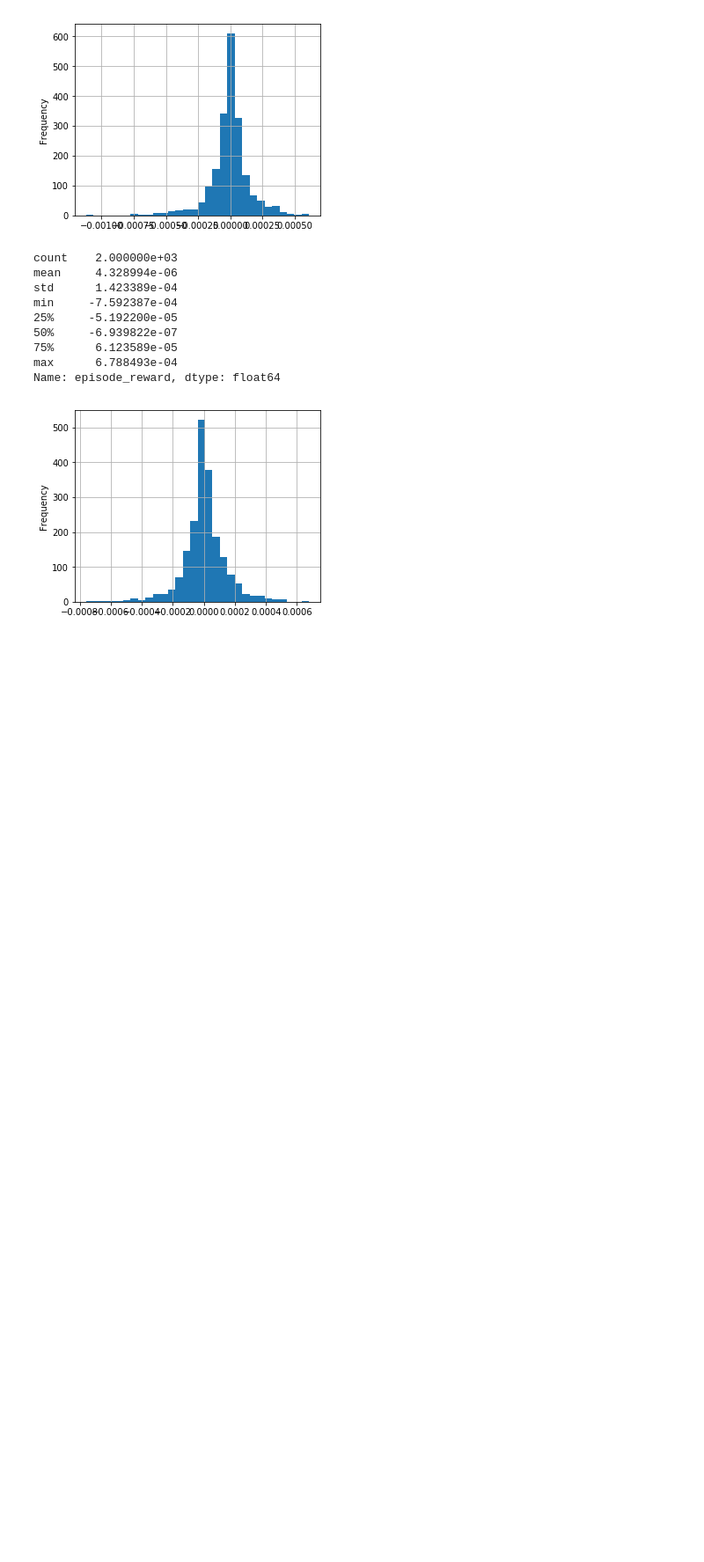
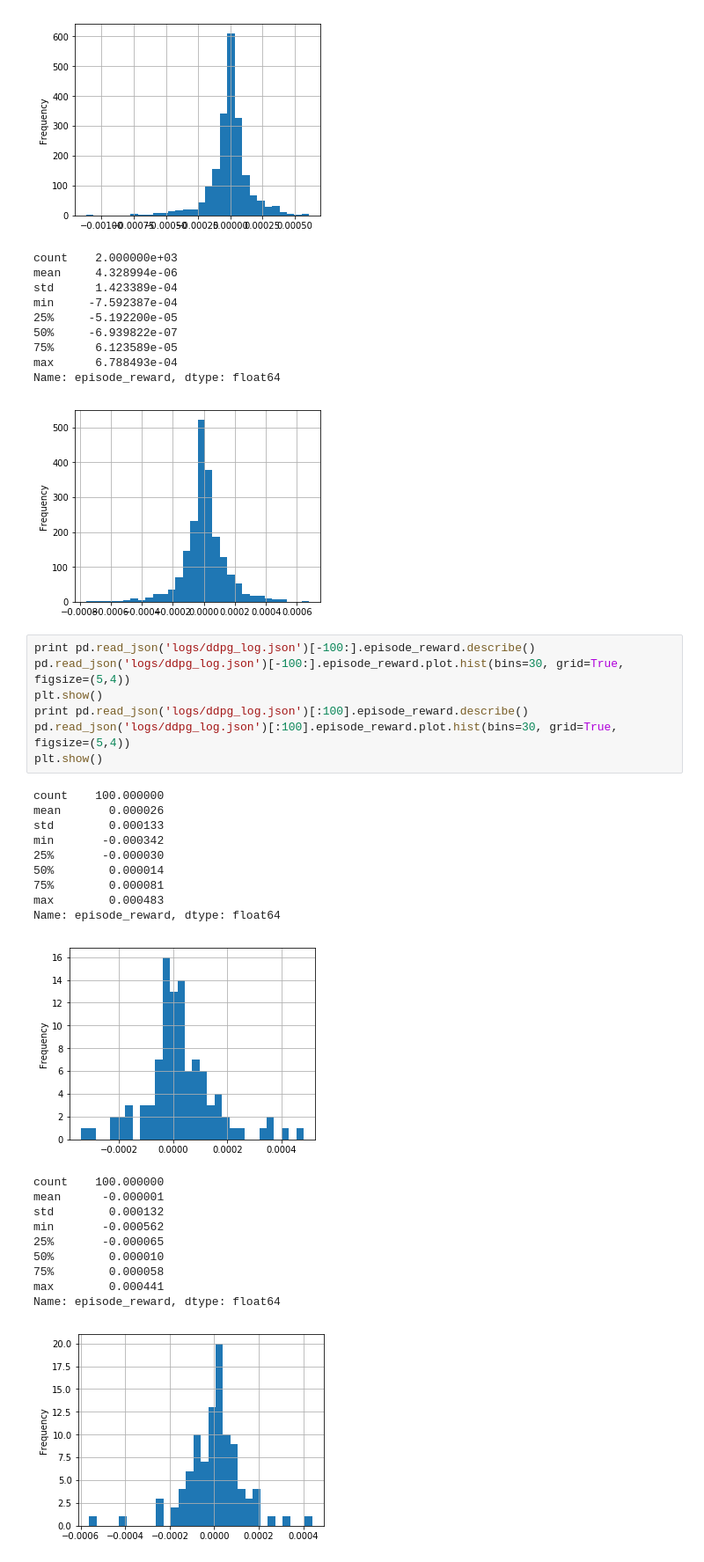
Before and after one commit to khuangaf/CryptocurrencyRL, a Jupyter notebook: plotResult.ipynb, the cells around one changed output. Shown at 88% size. Cells and saved outputs as stored; diff of their text form; blank space fills up the shorter version.

```diff
--- a/plotResult.ipynb
+++ b/plotResult.ipynb
@@ -61,3 +61,31 @@ min     -7.592387e-04
 max      6.788493e-04
 Name: episode_reward, dtype: float64
 [figure]
+# %%
+print pd.read_json('logs/ddpg_log.json')[-100:].episode_reward.describe()
+pd.read_json('logs/ddpg_log.json')[-100:].episode_reward.plot.hist(bins=30, grid=True, figsize=(5,4))
+plt.show()
+print pd.read_json('logs/ddpg_log.json')[:100].episode_reward.describe()
+pd.read_json('logs/ddpg_log.json')[:100].episode_reward.plot.hist(bins=30, grid=True, figsize=(5,4))
+plt.show()
+# %% [output]
+count    100.000000
+mean       0.000026
+std        0.000133
+min       -0.000342
+25%       -0.000030
+50%        0.000014
+75%        0.000081
+max        0.000483
+Name: episode_reward, dtype: float64
+[figure, added]
+count    100.000000
+mean      -0.000001
+std        0.000132
+min       -0.000562
+25%       -0.000065
+50%        0.000010
+75%        0.000058
+max        0.000441
+Name: episode_reward, dtype: float64
+[figure, added]
```
Also changed, not shown: parts of 1 cell of this notebook, 9 other files.
